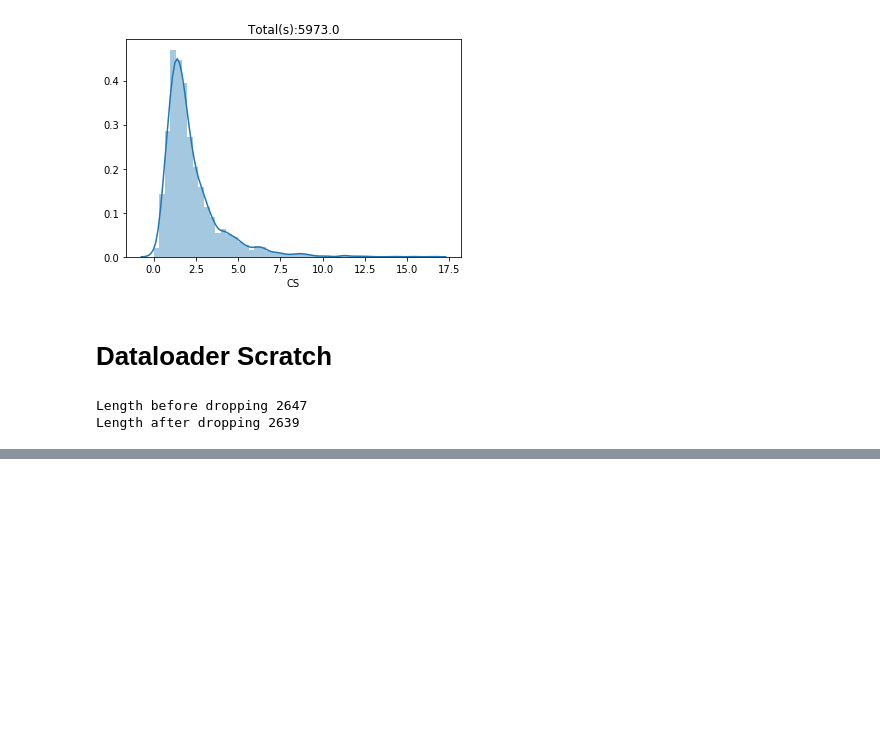
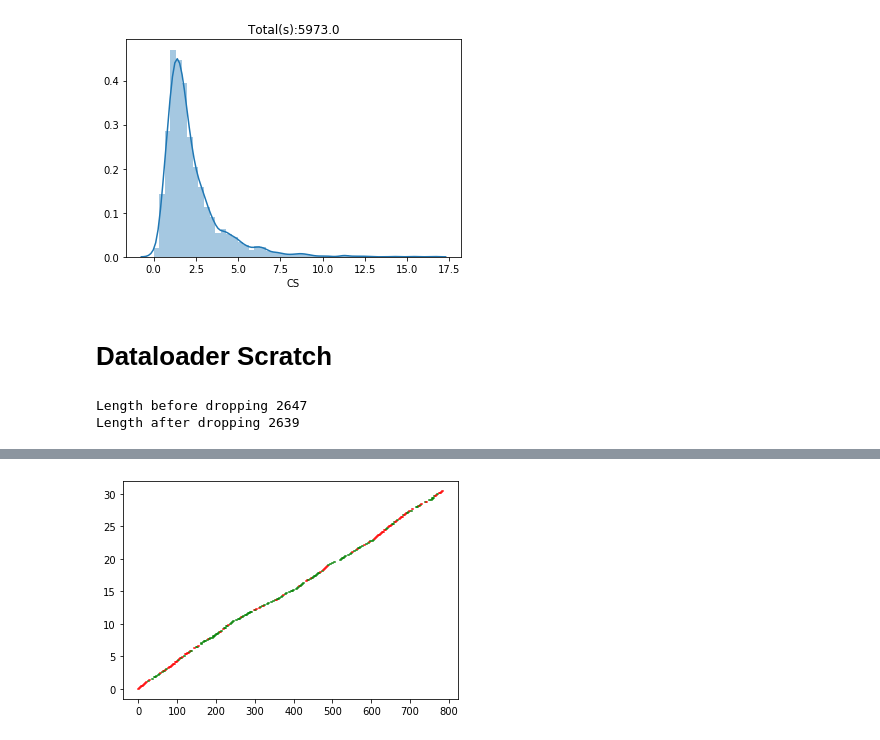
Before and after one commit to orcasound/aifororcas-livesystem, a Jupyter notebook: data_ml/DataSanityCheck.ipynb, the cells around one changed output, grey strips where cells are left out. Drawn from its saved outputs; the diff is of its cells as text; code cells hidden in the pictures; blank space fills up the shorter version.

```diff
--- a/data_ml/DataSanityCheck.ipynb
+++ b/data_ml/DataSanityCheck.ipynb
@@ -124 +162,5 @@ wm.plot_for_debug('windows')
+# %%
+wav_dataset.plot_for_debug("64031.wav",'windows')
+# %% [output]
+[figure, added]
 # %%
```
Also changed, not shown: parts of 13 cells of this notebook, 1 other file.
